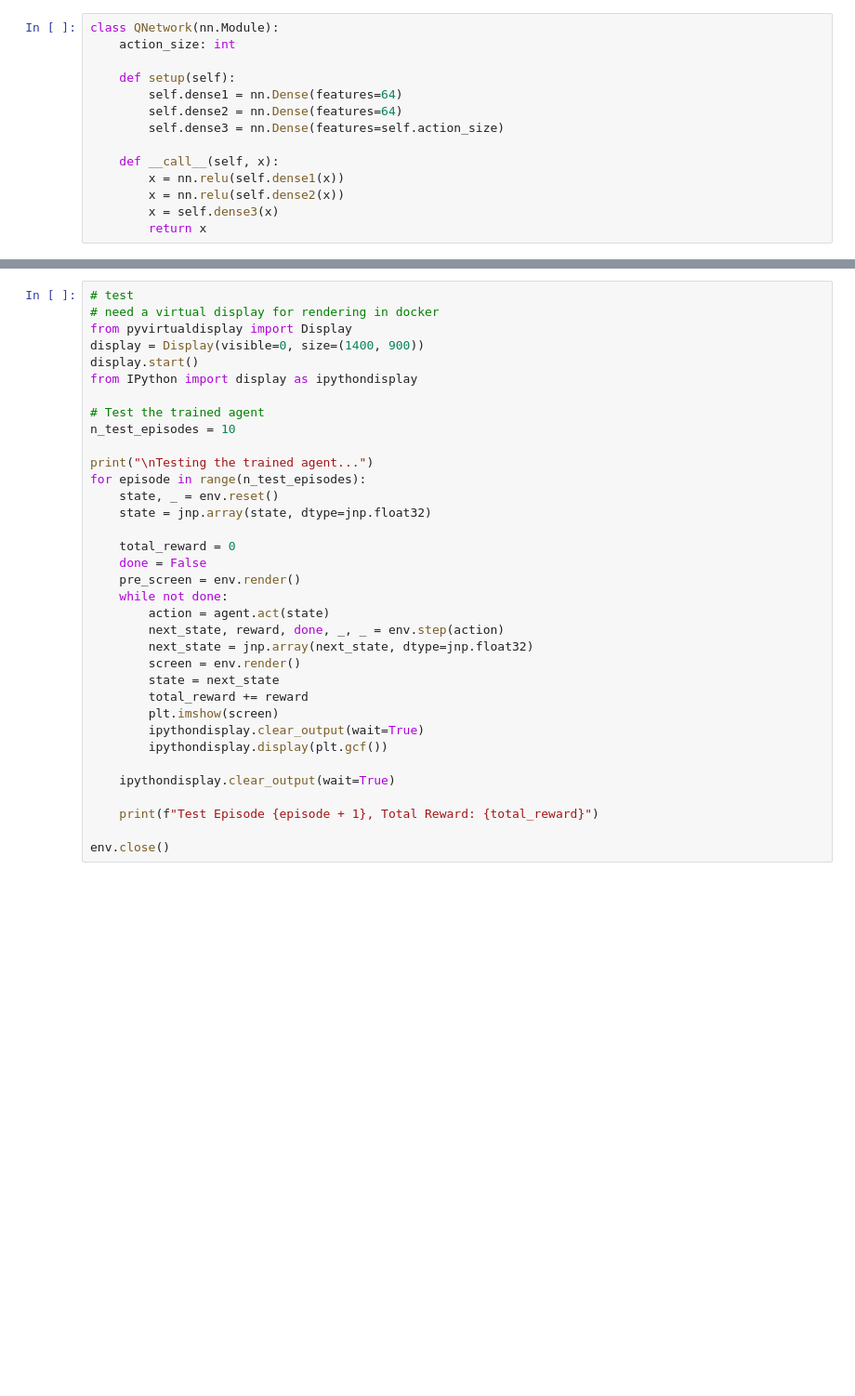
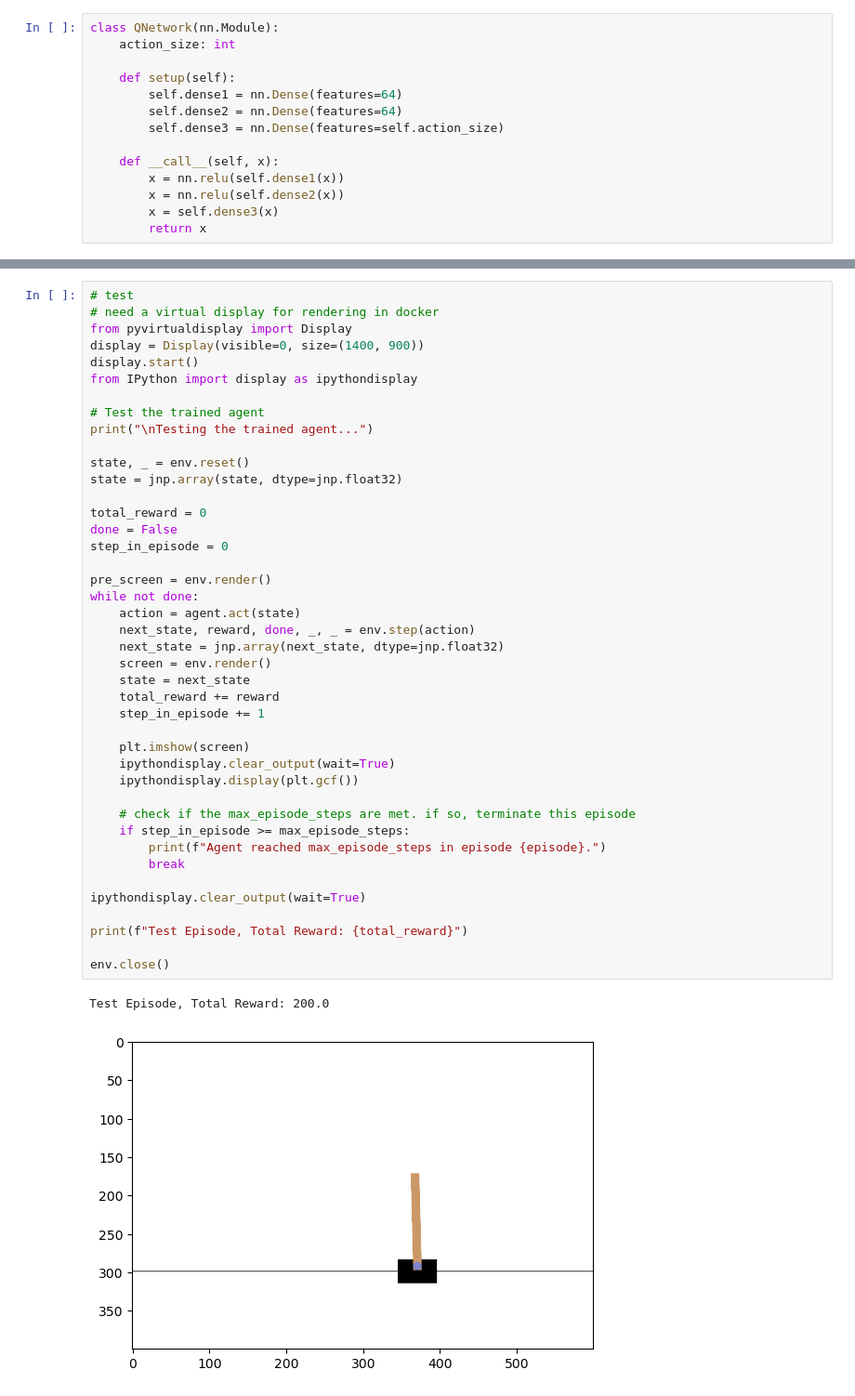
Before and after one commit to YangyangFu/dynax, a Jupyter notebook: resources/jax/drl/ddqn.ipynb, the cells around one changed output, grey strips where cells are left out. Shown: that part at 93% size. Drawn from its saved outputs; the diff is of its cells as text; blank space fills up the shorter version.

```diff
--- a/resources/jax/drl/ddqn.ipynb
+++ b/resources/jax/drl/ddqn.ipynb
@@ -180,35 +248,45 @@ plot_moving_average_reward(reward_history)
 # %%
 # test
 # need a virtual display for rendering in docker
 from pyvirtualdisplay import Display
 display = Display(visible=0, size=(1400, 900))
 display.start()
 from IPython import display as ipythondisplay
 
 # Test the trained agent
-n_test_episodes = 10
+print("\nTesting the trained agent...")
 
-print("\nTesting the trained agent...")
-for episode in range(n_test_episodes):
-    state, _ = env.reset()
-    state = jnp.array(state, dtype=jnp.float32)
+state, _ = env.reset()
+state = jnp.array(state, dtype=jnp.float32)
 
-    total_reward = 0
-    done = False
-    pre_screen = env.render()
-    while not done:
-        action = agent.act(state)
-        next_state, reward, done, _, _ = env.step(action)
-        next_state = jnp.array(next_state, dtype=jnp.float32)
-        screen = env.render()
-        state = next_state
-        total_reward += reward
-        plt.imshow(screen)
-        ipythondisplay.clear_output(wait=True)
-        ipythondisplay.display(plt.gcf())
+total_reward = 0
+done = False
+step_in_episode = 0
 
+pre_screen = env.render()
+while not done:
+    action = agent.act(state)
+    next_state, reward, done, _, _ = env.step(action)
+    next_state = jnp.array(next_state, dtype=jnp.float32)
+    screen = env.render()
+    state = next_state
+    total_reward += reward
+    step_in_episode += 1
+
+    plt.imshow(screen)
     ipythondisplay.clear_output(wait=True)
+    ipythondisplay.display(plt.gcf())
 
-    print(f"Test Episode {episode + 1}, Total Reward: {total_reward}")
+    # check if the max_episode_steps are met. if so, terminate this episode
+    if step_in_episode >= max_episode_steps:
+        print(f"Agent reached max_episode_steps in episode {episode}.")
+        break
+
+ipythondisplay.clear_output(wait=True)
+
+print(f"Test Episode, Total Reward: {total_reward}")
 
 env.close()
+# %% [output]
+Test Episode, Total Reward: 200.0
+[figure, added]
```
Also changed, not shown: parts of 5 cells of this notebook, 2 other files.
